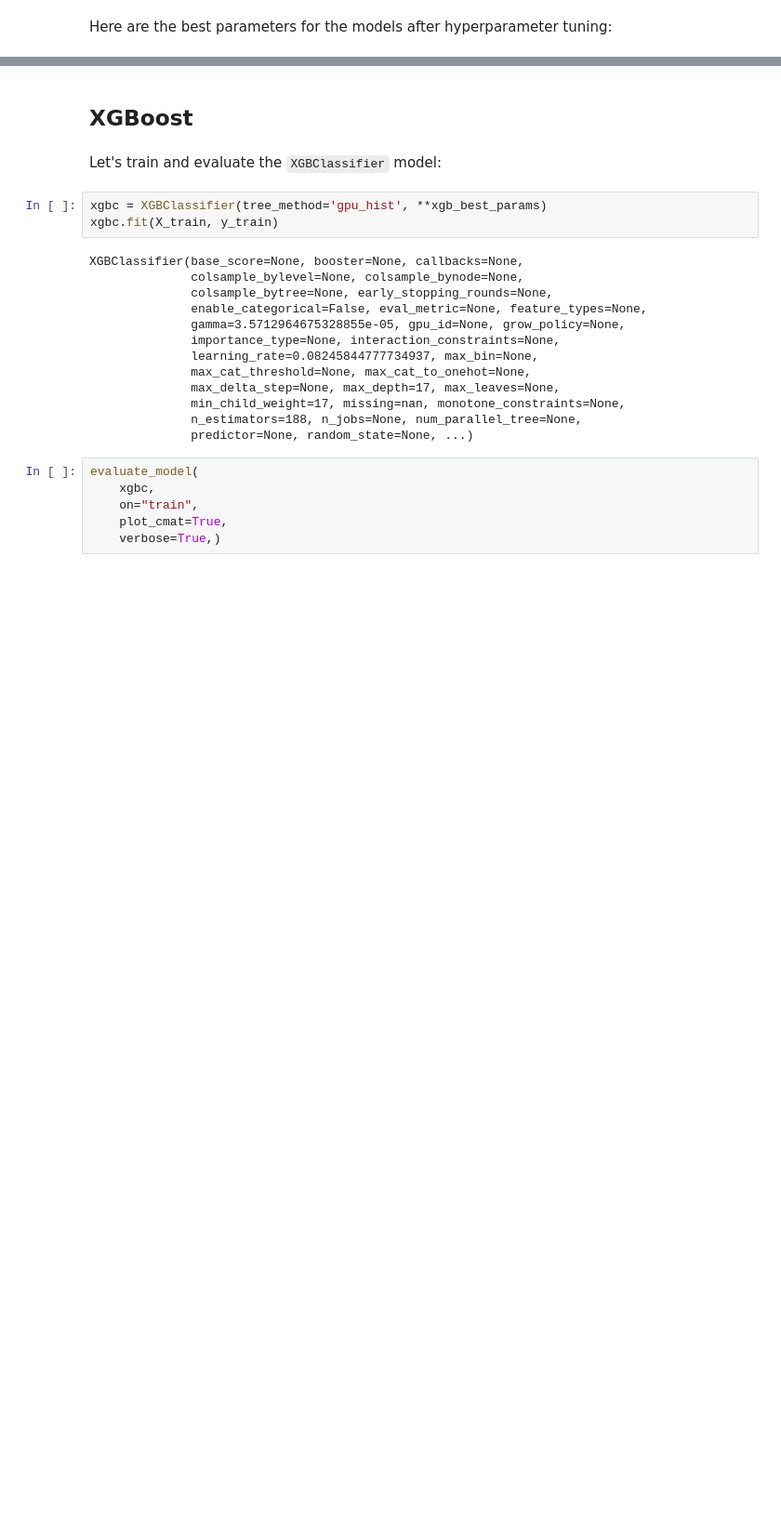
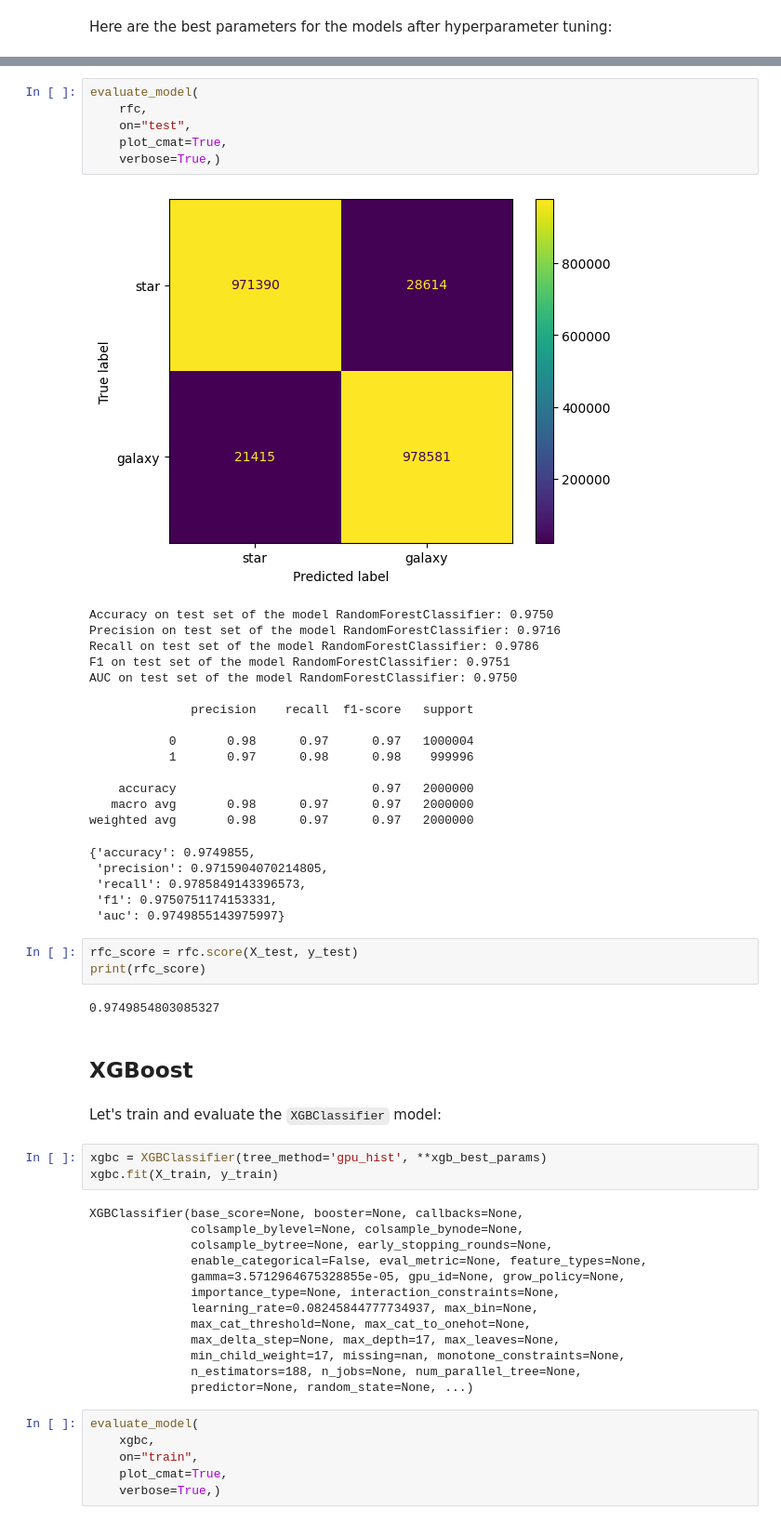
Before and after one commit to Hari31416/CelestialClassify, a Jupyter notebook: codes/Final_Models.ipynb, the cells around one changed output, grey strips where cells are left out. Shown at 93% size. Saved outputs shown, nothing was run; the diff lists cells and outputs as text; blank space fills up the shorter version.

```diff
--- a/codes/Final_Models.ipynb
+++ b/codes/Final_Models.ipynb
@@ -226,3 +261,35 @@ catb_best_params = {
+# %%
+evaluate_model(
+    rfc,
+    on="test",
+    plot_cmat=True,
+    verbose=True,)
+# %% [output]
+[figure, added]
+Accuracy on test set of the model RandomForestClassifier: 0.9750
+Precision on test set of the model RandomForestClassifier: 0.9716
+Recall on test set of the model RandomForestClassifier: 0.9786
+F1 on test set of the model RandomForestClassifier: 0.9751
+AUC on test set of the model RandomForestClassifier: 0.9750
+
+              precision    recall  f1-score   support
+
+           0       0.98      0.97      0.97   1000004
+           1       0.97      0.98      0.98    999996
+
+    accuracy                           0.97   2000000
+   macro avg       0.98      0.97      0.97   2000000
+weighted avg       0.98      0.97      0.97   2000000
+{'accuracy': 0.9749855,
+ 'precision': 0.9715904070214805,
+ 'recall': 0.9785849143396573,
+ 'f1': 0.9750751174153331,
+ 'auc': 0.9749855143975997}
+# %%
+rfc_score = rfc.score(X_test, y_test)
+print(rfc_score)
+# %% [output]
+0.9749854803085327
 # %% [markdown]
 ## XGBoost
 # %% [markdown]
```
Also changed, not shown: parts of 15 cells of this notebook.
